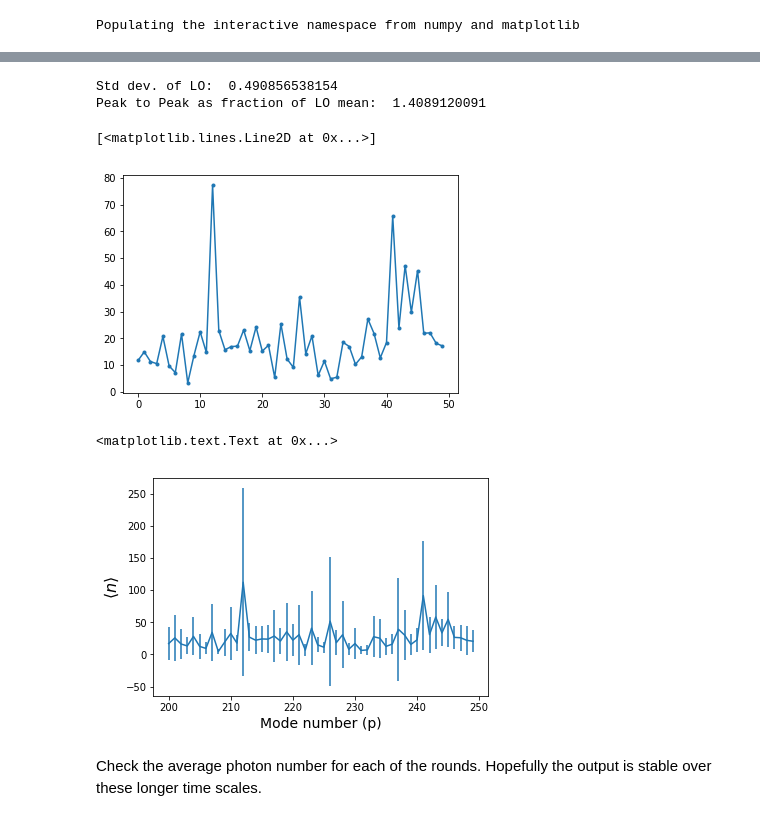
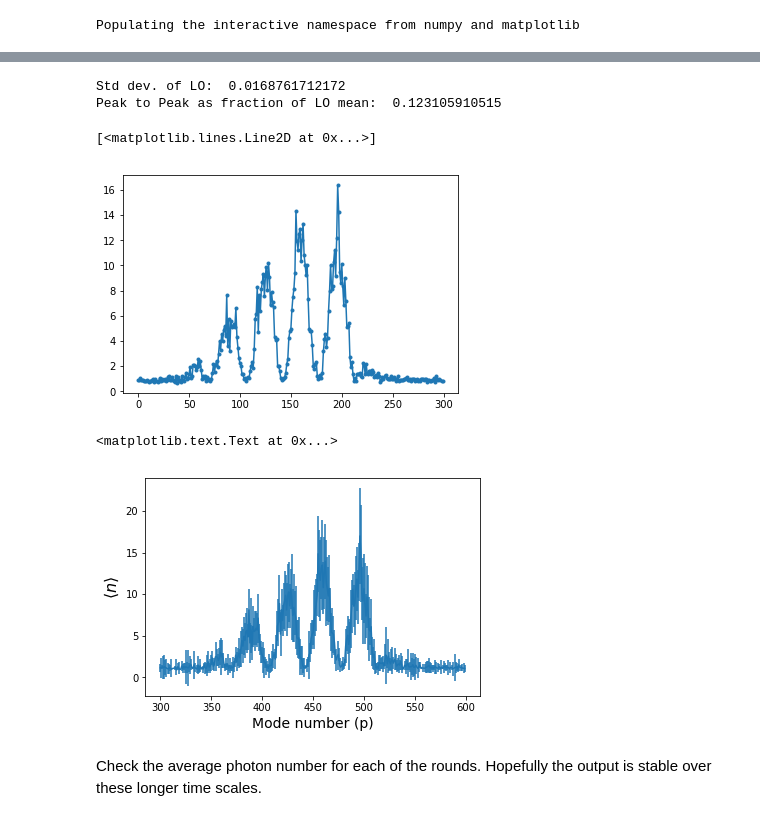
Before and after one commit to DawesLab/CCDimage, a Jupyter notebook: New Analysis (interspersed vacuum rounds).ipynb, the cells around one changed output, grey strips where cells are left out. Saved outputs shown, nothing was run; the diff lists cells and outputs as text; code cells hidden in the pictures.

```diff
--- a/New Analysis (interspersed vacuum rounds).ipynb
+++ b/New Analysis (interspersed vacuum rounds).ipynb
@@ -14,7 +14,7 @@ chdir(data_folder)
 import Qfunction as Q
 # %%
 #Use this to pull from a different day:
-data_folder = "/home/photon/data/06-22-2017"
+data_folder = "/home/photon/data/04-24-2018"
 sys.path.append("/home/photon/code/Qfunction/")
 chdir(data_folder)
 import Qfunction as Q
@@ -35,6 +27,6 @@ allFiles
 # %%
 #Import last file in folder (by default)
-data_npz = np.load(allFiles[8])
+data_npz = np.load(allFiles[2])
 VacCorrected = data_npz['VacCorrected']
 ncount = data_npz['ncount']
 # %%
@@ -42,8 +34,8 @@ n = np.sqrt(ncount)
 print "Std dev. of LO: ", n.std()/n.mean()
 print "Peak to Peak as fraction of LO mean: ", (n.max()-n.min())  / n.mean()
 # %% [output]
-Std dev. of LO:  0.490856538154
-Peak to Peak as fraction of LO mean:  1.4089120091
+Std dev. of LO:  0.0168761712172
+Peak to Peak as fraction of LO mean:  0.123105910515
 # %%
 scaled_vc = np.sqrt(2.0/ncount)*VacCorrected
 # %%
@@ -51,23 +43,23 @@ avg_n_quick = [0.5*(np.mean(np.abs(scaled_vc[i,:,:].flatten('F'))))**2 for i in
 # %%
-plot(avg_n_quick[200:250],".-")  # look at the modes with their amplitudes
+plot(avg_n_quick[300:600],".-")  # look at the modes with their amplitudes
 # %% [output]
 [<matplotlib.lines.Line2D at 0x...>]
-[figure, old version]
+[figure, new version]
 # %%
-start = 200
-stop = 250
-std_dev_n = np.zeros(300)
-avg_n = np.zeros(300)
+start = 300
+stop = 600
+std_dev_n = np.zeros(650)
+avg_n = np.zeros(650)
 for i in range(start,stop):
     x = np.real(scaled_vc[i,:,:].flatten('F'))
     y = np.imag(scaled_vc[i,:,:].flatten('F'))
     std_dev_n[i] = Q.std_n_raw(x,y)
     avg_n[i] = Q.avg_n_raw(x,y)
 
 errorbar(arange(start,stop,1),avg_n[start:stop],yerr=std_dev_n[start:stop])
 xlabel("Mode number (p)",size=14)
 ylabel("$\\langle n \\rangle$",size=16)
 # %% [output]
 <matplotlib.text.Text at 0x...>
-[figure, old version]
+[figure, new version]
 # %%
```
Also changed, not shown: parts of 12 cells of this notebook, 3 other files.
